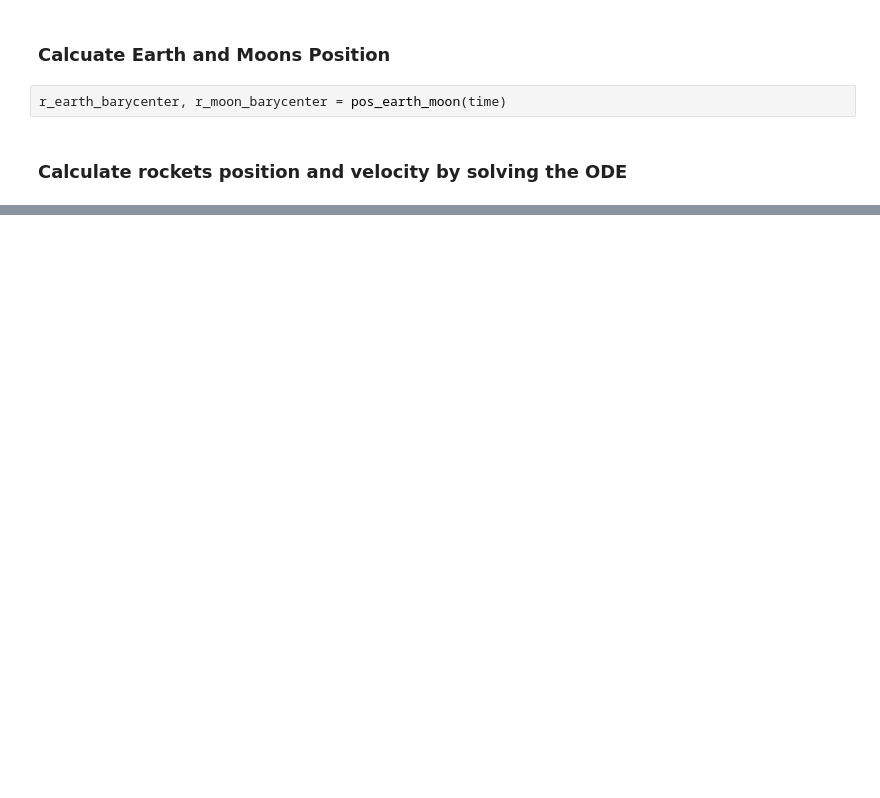
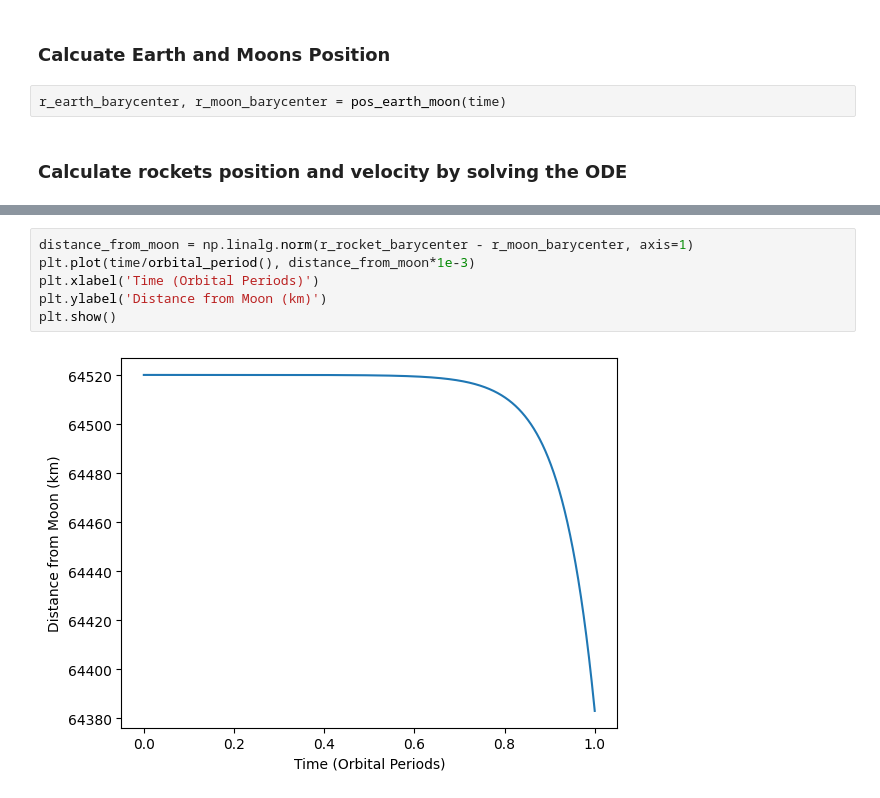
Before and after one commit to Sam-Coulthurst/ComputingProject, a Jupyter notebook: main.ipynb, the cells around one changed output, grey strips where cells are left out. Cells and saved outputs as stored; diff of their text form; blank space fills up the shorter version.

```diff
--- a/main.ipynb
+++ b/main.ipynb
@@ -108,0 +113,8 @@ plt.plot(time, (lengths-lengths[0])/lengths[0], label='Normalized Length Variati
+# %%
+distance_from_moon = np.linalg.norm(r_rocket_barycenter - r_moon_barycenter, axis=1)
+plt.plot(time/orbital_period(), distance_from_moon*1e-3)
+plt.xlabel('Time (Orbital Periods)')
+plt.ylabel('Distance from Moon (km)')
+plt.show()
+# %% [output]
+[figure, added]
```
Also changed, not shown: parts of 14 cells of this notebook, 4 other files.
